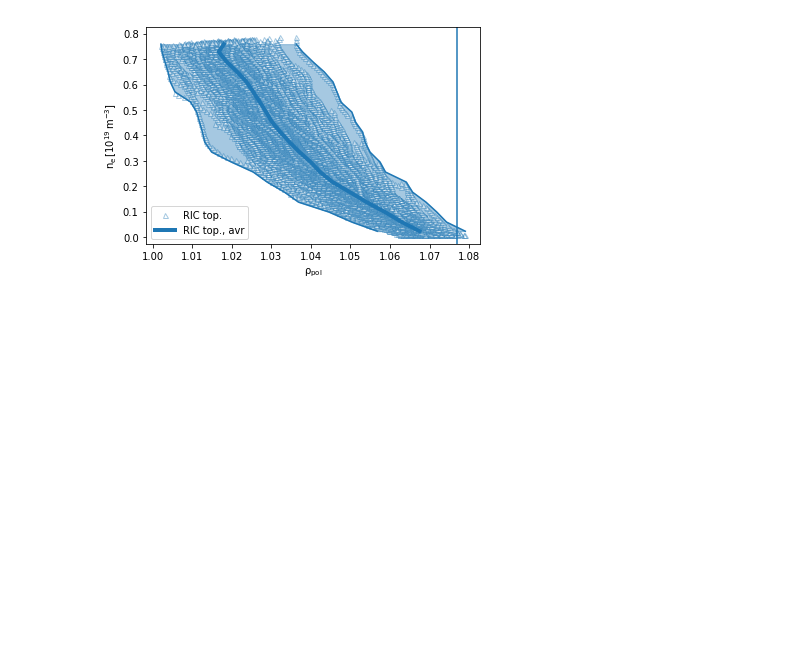
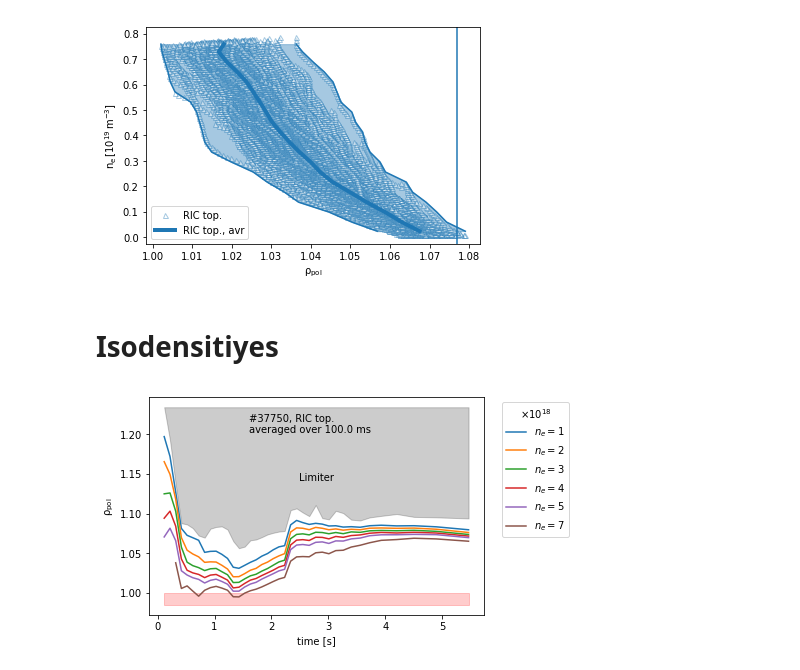
Before and after one commit to guimarais/AUGlite, a Jupyter notebook: 11-ICRF Reflectometry profiles.ipynb, the cells around one changed output. Saved outputs shown, nothing was run; the diff lists cells and outputs as text; code cells hidden in the pictures; blank space fills up the shorter version.

```diff
--- a/11-ICRF Reflectometry profiles.ipynb
+++ b/11-ICRF Reflectometry profiles.ipynb
@@ -45,7 +48,7 @@ antenna = 1  # 1 - topplane, 4 - midplane, 8 - bottomplane
 diag_name = "RIC_ant{}".format(str(antenna))
 data = {diag_name:{}}
 shotfile = getsig(shotnr, "RIC", "Ne_Ant1")
-data[diag_name]["rhop"] = shotfile.area
+data[diag_name]["rhop"] = shotfile.area[:]
 data[diag_name]["ne"] = shotfile.data
 data[diag_name]["time"] = shotfile.time
 
@@ -148,3 +151,5 @@ plt.legend()
 plt.show()
 # %% [output]
 [figure]
+# %% [markdown]
+# Isodensitiyes
@@ -150,0 +202,40 @@ plt.show()
+# %%
+iso_density_lst = [1, 2, 3, 4, 5, 7]  # x 1e18
+iso_density = {}
+
+for ne in iso_density_lst:
+    key = str(ne)
+    ne *= 1e18
+    iso_rhop = []
+    for ii, tt in enumerate(time_avr):
+        iso_rhop.append(foo_lst[ii](ne))
+    iso_density[key] = np.asarray(iso_rhop)
+# %%
+fig, ax = plt.subplots()
+for ne in iso_density_lst:
+    key = str(ne)
+    plt.plot(time_avr, iso_density[key], label="{}{}".format("$n_e = $", key))
+
+plt.legend(title=r"$\times 10^{18}$", bbox_to_anchor=(1.04,1), loc="upper left")
+plt.text(0.3, 0.9, '#{}, {}'.format(shotnr, diag_plt_style[diag_name]["label"]), ha='left', va='center',
+                  transform=fig.axes[0].transAxes)
+plt.text(0.3, 0.85, 'averaged over {} ms'.format((time_end - time_start)*1e3), ha='left', va='center',
+                  transform=fig.axes[0].transAxes)
+# Limiter
+ymin, ymax = fig.axes[0].get_ylim()
+if rhop_limiter_lst.max() > ymax:
+    ymax = rhop_limiter_lst.max()
+plt.fill_between(time_avr, rhop_limiter_lst, y2=ymax, color="k", alpha=0.2)
+xmin, xmax = fig.axes[0].get_xlim()
+plt.text(
+    xmin + (xmax - xmin)/2,
+    np.min(rhop_limiter_lst) + (ymax - np.min(rhop_limiter_lst))/2,
+    'Limiter', ha='center', va='center'
+)
+
+plt.fill_between(time_avr, 1, y2=ymin, color="r", alpha=0.2)
+plt.xlabel(r'time [s]')
+plt.ylabel(r'$\mathrm{\rho_{pol}}$')
+plt.show()
+# %% [output]
+[figure, added]
```
Also changed, not shown: parts of 4 cells of this notebook.
